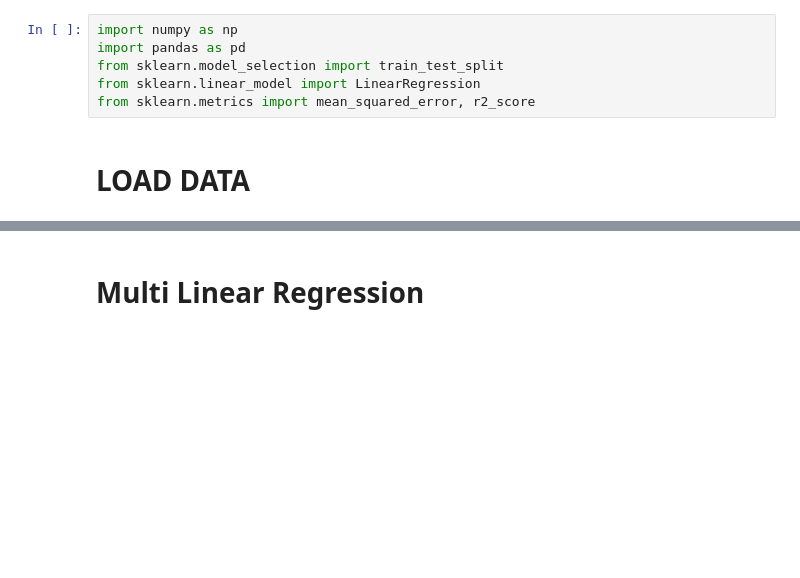
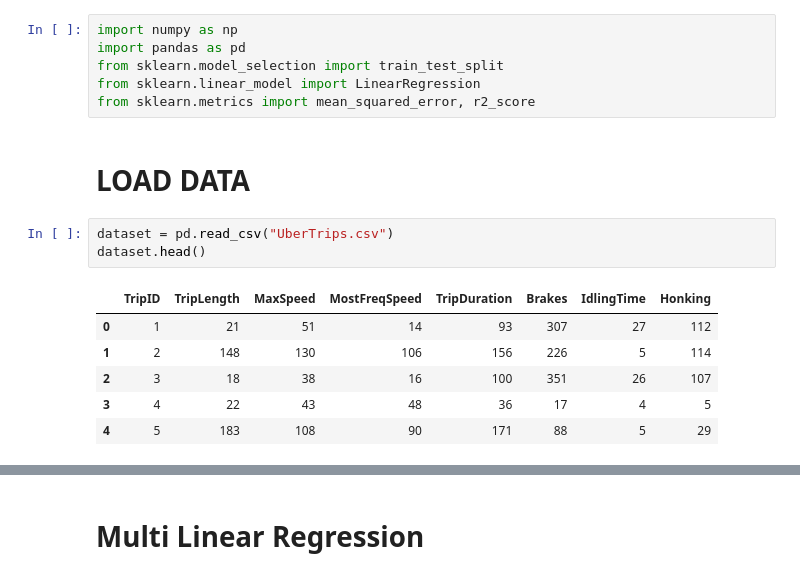
Before and after one commit to HEMANTHKUMARANNAM/ML-PROGRAMS-212CSE2304, a Jupyter notebook: 02_Multiple_Linear_Regression/multilinear.ipynb, the cells around one changed output, grey strips where cells are left out. Drawn from its saved outputs; the diff is of its cells as text; blank space fills up the shorter version.

```diff
--- a/02_Multiple_Linear_Regression/multilinear.ipynb
+++ b/02_Multiple_Linear_Regression/multilinear.ipynb
@@ -8,3 +8,13 @@ from sklearn.linear_model import LinearRegression
 from sklearn.metrics import mean_squared_error, r2_score
 # %% [markdown]
 # LOAD DATA
+# %%
+dataset = pd.read_csv("UberTrips.csv")
+dataset.head()
+# %% [output]
+|  | TripID | TripLength | MaxSpeed | MostFreqSpeed | TripDuration | Brakes | IdlingTime | Honking |
+| 0 | 1 | 21 | 51 | 14 | 93 | 307 | 27 | 112 |
+| 1 | 2 | 148 | 130 | 106 | 156 | 226 | 5 | 114 |
+| 2 | 3 | 18 | 38 | 16 | 100 | 351 | 26 | 107 |
+| 3 | 4 | 22 | 43 | 48 | 36 | 17 | 4 | 5 |
+| 4 | 5 | 183 | 108 | 90 | 171 | 88 | 5 | 29 |
```
Also changed, not shown: parts of 2 cells of this notebook, 2 other files.
